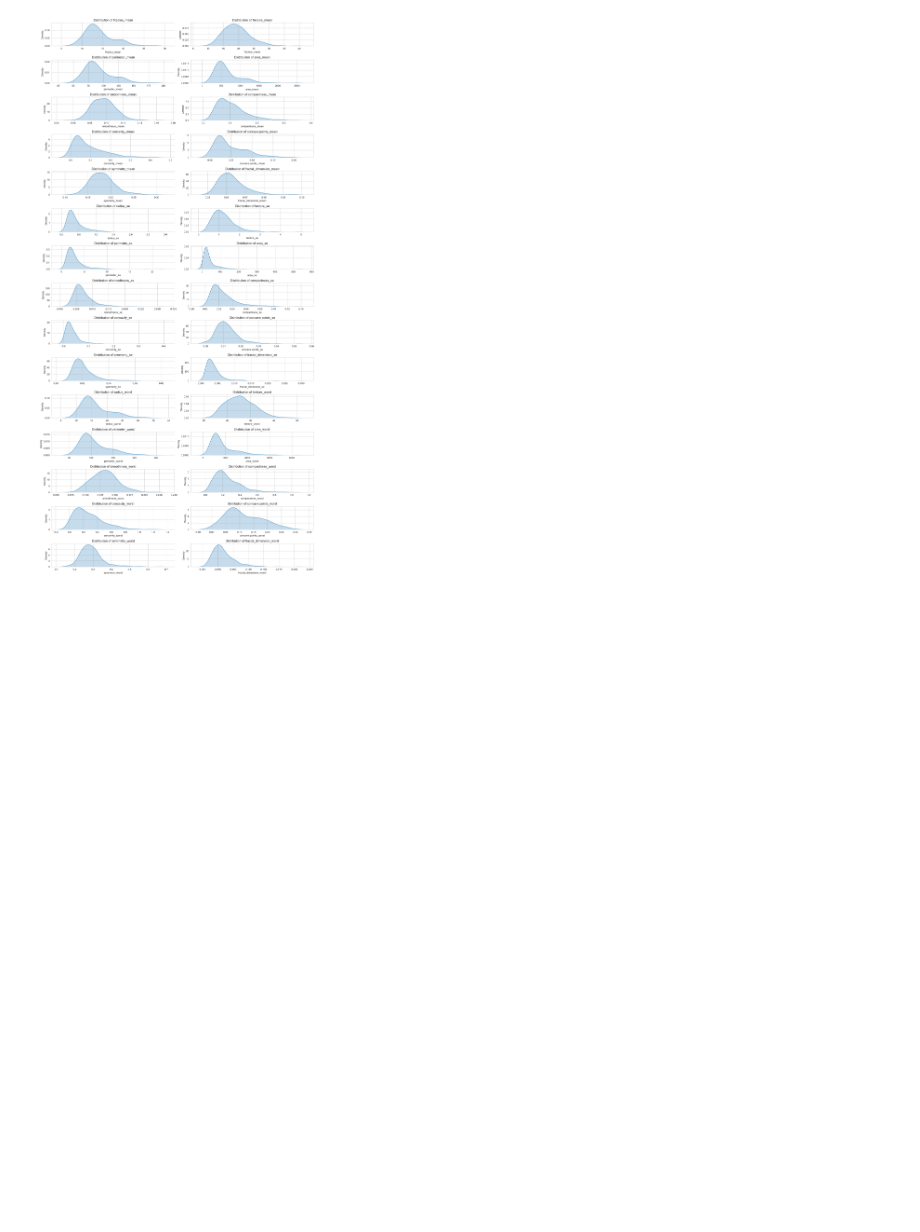
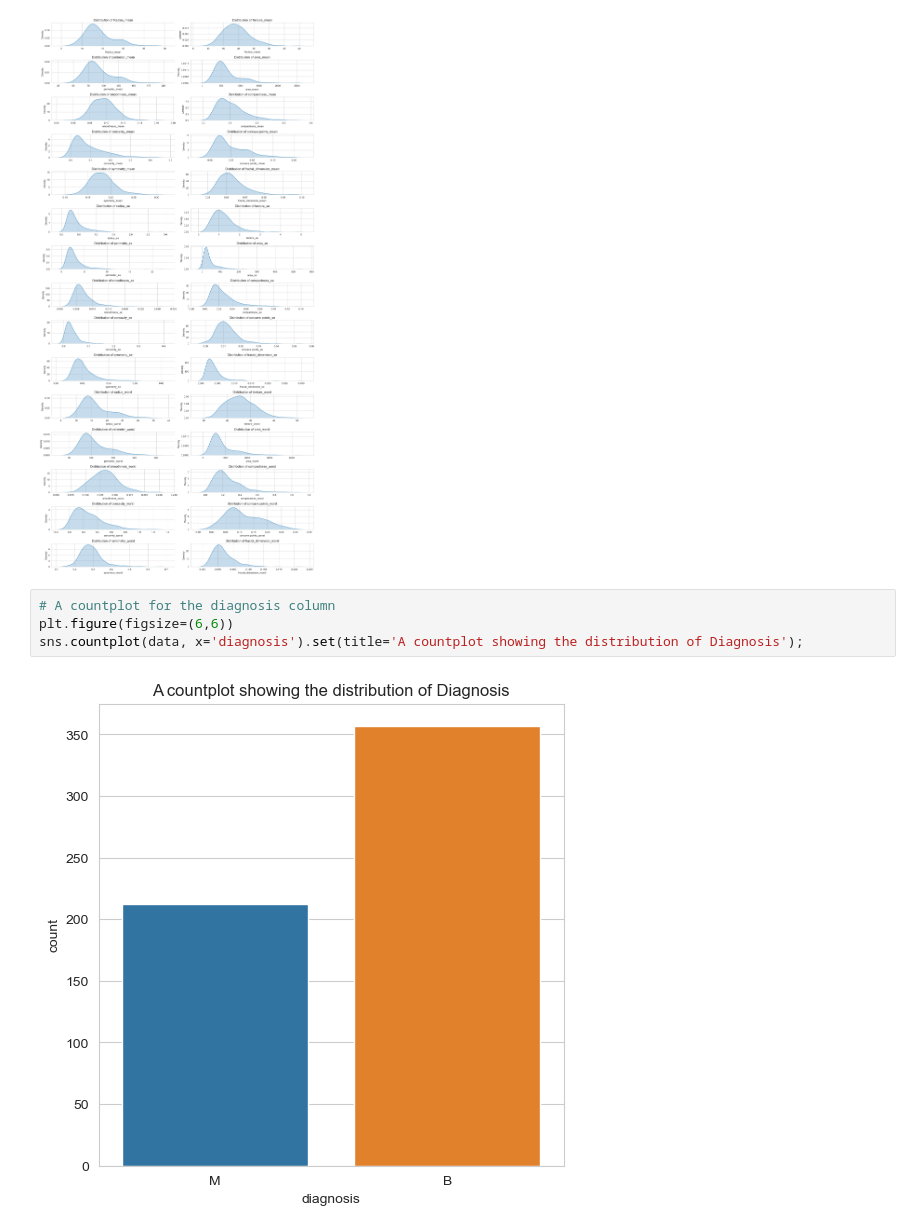
Before and after one commit to Jefest1/CVIP_Data_Science_Intern, a Jupyter notebook: breast_cancer_prediction.ipynb, the cells around one changed output. Cells and saved outputs as stored; diff of their text form; blank space fills up the shorter version.

Commit message:
Furthur exploratory analysis and data preprocessing

```diff
--- a/breast_cancer_prediction.ipynb
+++ b/breast_cancer_prediction.ipynb
@@ -100,3 +100,9 @@ for i,var in enumerate(numerical_cols):
 plt.tight_layout()
 # %% [output]
 [figure]
+# %%
+# A countplot for the diagnosis column
+plt.figure(figsize=(6,6))
+sns.countplot(data, x='diagnosis').set(title='A countplot showing the distribution of Diagnosis');
+# %% [output]
+[figure, added]
```
Also changed, not shown: parts of 13 cells of this notebook.
